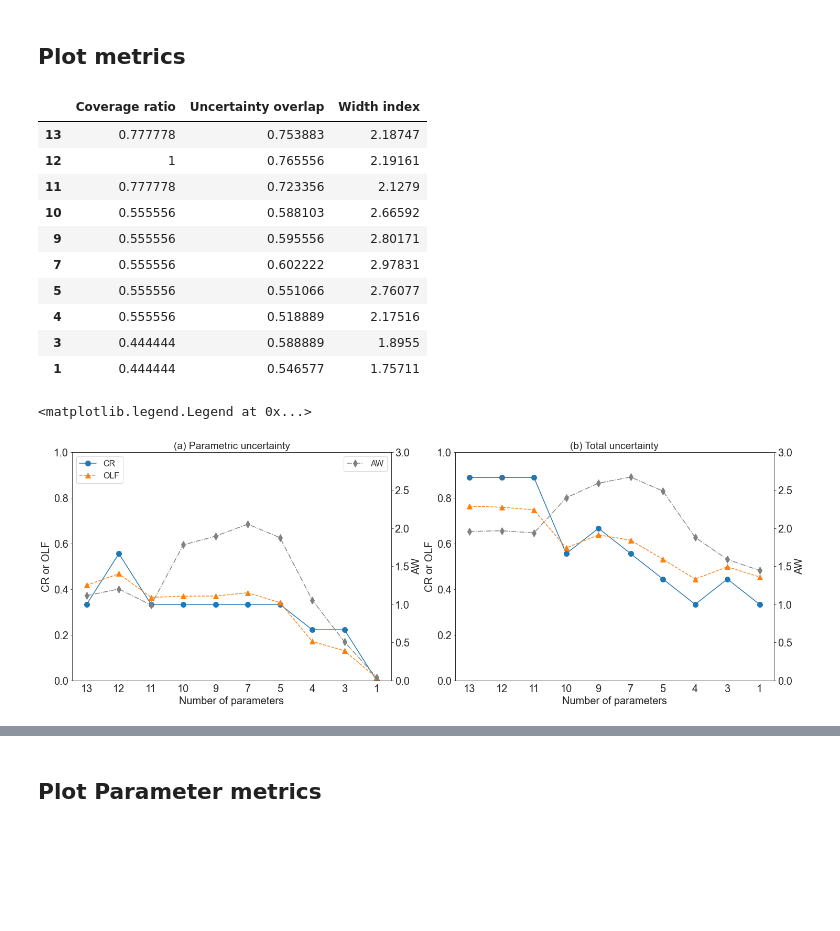
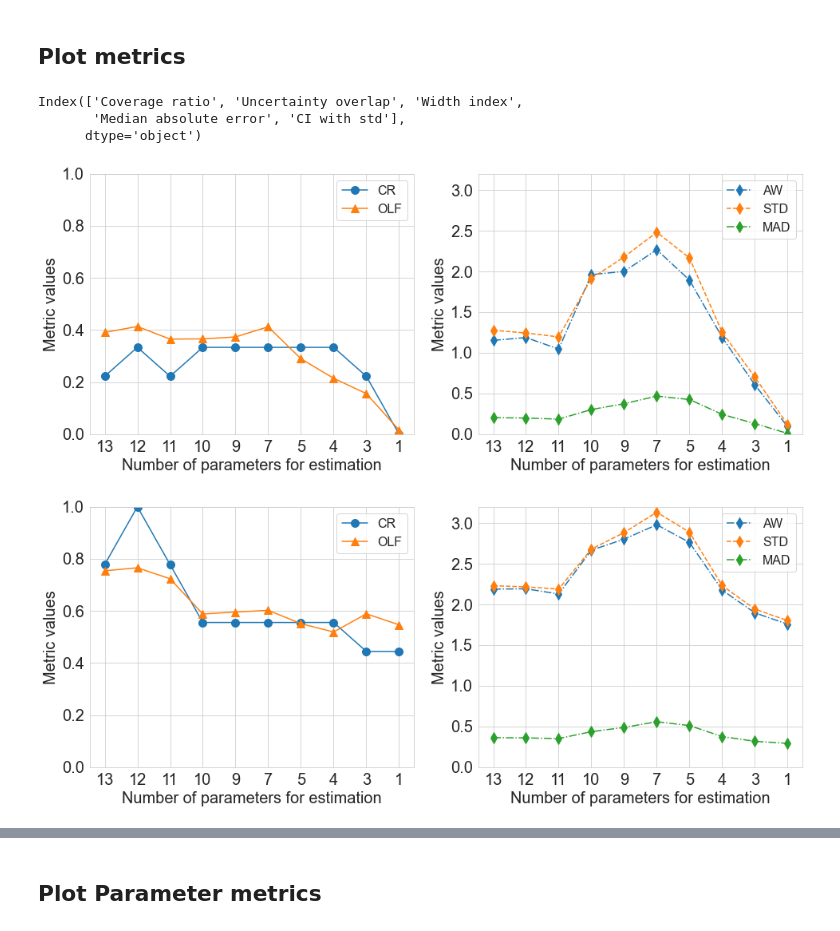
Before and after one commit to QianWanghhu/predict_uq, a Jupyter notebook: src/notebooks/predictive_uncertainty.ipynb, the cells around one changed output, grey strips where cells are left out. Cells and saved outputs as stored; diff of their text form; code cells hidden in the pictures; blank space fills up the shorter version.

Commit message:
Add MAD and STD for prediction uncertainty in the metric plot.

```diff
--- a/src/notebooks/predictive_uncertainty.ipynb
+++ b/src/notebooks/predictive_uncertainty.ipynb
@@ -113,7 +33,7 @@ plt.savefig(f'{fn_figs}total_uncertainty_{file_date}.png', dpi=300, format='png'
 # %%
 # read files
 num_pars = ['13', '12', '11', '10', '9', '7', '5', '4', '3', '1']
-cols = ['Coverage ratio', 'Uncertainty overlap', 'Width index']
+cols = ['Coverage ratio', 'Uncertainty overlap', 'Width index', 'Median absolute error', 'CI with std']
 metric_pars_unc = pd.DataFrame(columns = cols, index=num_pars)
 metric_total_unc = pd.DataFrame(columns = cols, index=num_pars)
 objective_functions = pd.DataFrame()
@@ -130,49 +50,39 @@ for fp in fpaths:
 # cols = metric_dict[file_dates[k-1]].columns
 objective_functions = objective_functions.reset_index(drop=True).reset_index()
 objective_functions['PBIAS'] = objective_functions['PBIAS'].values / 100
-# %%
-metric_total_unc
-# %% [output]
-|  | Coverage ratio | Uncertainty overlap | Width index |
-| 13 | 0.777778 | 0.753883 | 2.18747 |
-| 12 | 1 | 0.765556 | 2.19161 |
-| 11 | 0.777778 | 0.723356 | 2.1279 |
-| 10 | 0.555556 | 0.588103 | 2.66592 |
-| 9 | 0.555556 | 0.595556 | 2.80171 |
-| 7 | 0.555556 | 0.602222 | 2.97831 |
-| 5 | 0.555556 | 0.551066 | 2.76077 |
-| 4 | 0.555556 | 0.518889 | 2.17516 |
-| 3 | 0.444444 | 0.588889 | 1.8955 |
-| 1 | 0.444444 | 0.546577 | 1.75711 |
+# %%
+cols
+# %% [output]
+Index(['Coverage ratio', 'Uncertainty overlap', 'Width index',
+       'Median absolute error', 'CI with std'],
+      dtype='object')
 # %%
 # plotting metrics
-sns.set_style('white')
-ylabs = ['(a) Parametric uncertainty', '(b) Total uncertainty']
-fig, axes = plt.subplots(1, 2, figsize=(12*2, 8*1), sharey=False)
-ax_twins = [axes[0].twinx(), axes[1].twinx()]
+sns.set_style('whitegrid')
+ylabs = ['Param_unc', 'Total_unc']
 cols = metric_pars_unc.columns
 unc_ALL = [metric_pars_unc, metric_total_unc]
-for ii in range(2):
-    unc_ALL[ii][cols[0]].plot(ax=axes[ii], marker='o', legend=False, ms=10)
-    unc_ALL[ii][cols[1]].plot(ax=axes[ii], marker='^', legend=False, ms=10, ls='--')
-    unc_ALL[ii][cols[2]].plot(ax=ax_twins[ii], marker='d', legend=False, color='grey', ls='-.', ms=10)
-    axes[ii].set_xlabel('Number of parameters')
-#     axes[ii].set_xticks(np.arange(12, 0, -1))
-    axes[ii].xaxis.set_major_locator(ticker.FixedLocator(np.arange(10)))
-    axes[ii].set_xticklabels(num_pars)
-    axes[ii].set_title(ylabs[ii])
-    axes[ii].set_ylabel('CR or OLF')
-    ax_twins[ii].set_ylabel('AW')
-    ax_twins[ii].set_ylim(0, 3)
-    axes[ii].set_ylim(0, 1)
-
-# axesAll = axes[0] + ax1
-axes[0].legend(['CR', 'OLF'], loc='upper left', fontsize=16)
-ax_twins[0].legend(['AW'], loc='upper right', fontsize=16)
-# plt.savefig(f'{fn_figs}metric_param_unc_doubleY.png', dpi=300, format='png')
+for jj in range(2):
+    fig, axes = plt.subplots(1, 2, figsize=(8*2, 6*1), sharey=False)
+    unc_ALL[jj][cols[0]].plot(ax=axes[0], marker='o', ms=10)
+    unc_ALL[jj][cols[1]].plot(ax=axes[0], marker='^', ms=10)
+    unc_ALL[jj][cols[2]].plot(ax=axes[1], marker='d', ls='-.', ms=10)
+    unc_ALL[jj][cols[4]].plot(ax=axes[1], marker='d', ls='--', ms=10)
+    unc_ALL[jj][cols[3]].plot(ax=axes[1], marker='d', ms=10, ls='-.')
+    for ii in range(2):
+        axes[ii].set_xlabel('Number of parameters for estimation')
+        axes[ii].xaxis.set_major_locator(ticker.FixedLocator(np.arange(10)))
+        axes[ii].set_xticklabels(num_pars)
+        axes[ii].set_ylabel('Metric values')
+    axes[1].set_ylim(0, 3.2)
+    axes[0].set_ylim(0, 1)
+    axes[0].xaxis.set_major_locator(ticker.FixedLocator(np.arange(10)))
+    axes[0].legend(['CR', 'OLF'], loc='upper right', fontsize=16)
+    axes[1].legend(['AW', 'STD', 'MAD',], loc='upper right', fontsize=16)
+    plt.savefig(f'{fn_figs}metric_{ylabs[jj]}_doubleY_std.png', dpi=300, format='png')
 # %% [output]
-<matplotlib.legend.Legend at 0x...>
-[figure, old version]
+[figure, new version]
+[figure, added]
 # %%
 # Plot objective functions
 import seaborn as sns
```
Also changed, not shown: parts of 17 cells of this notebook.
